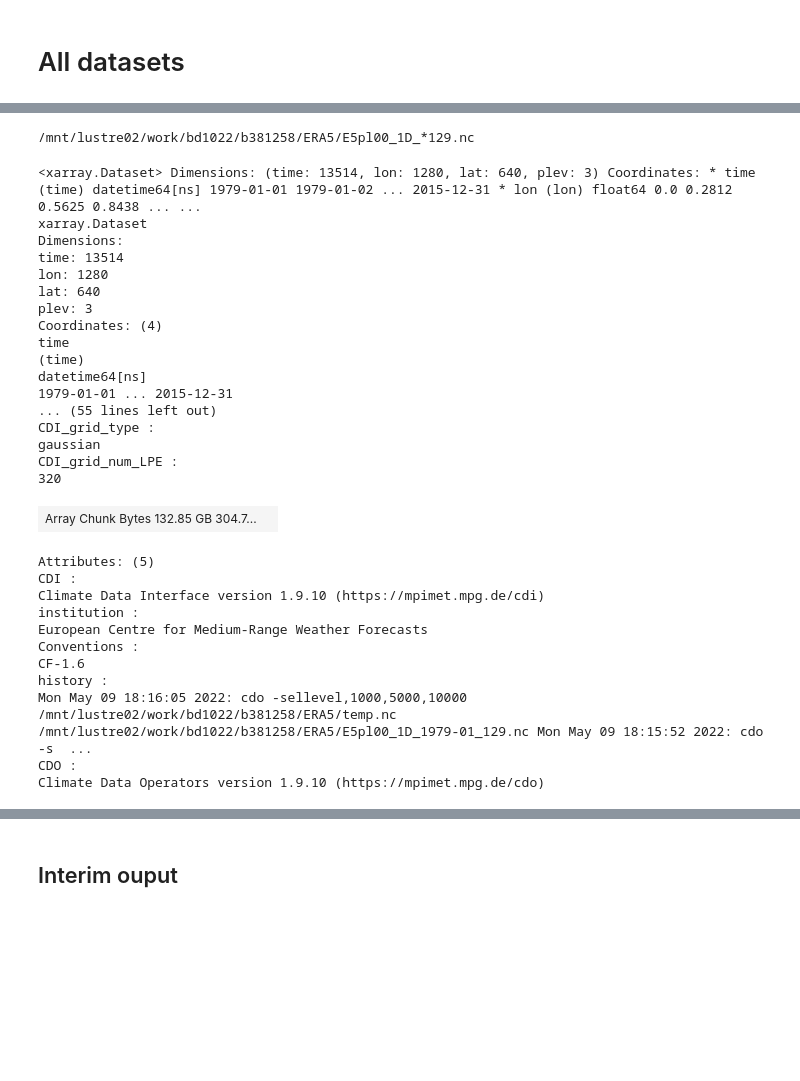
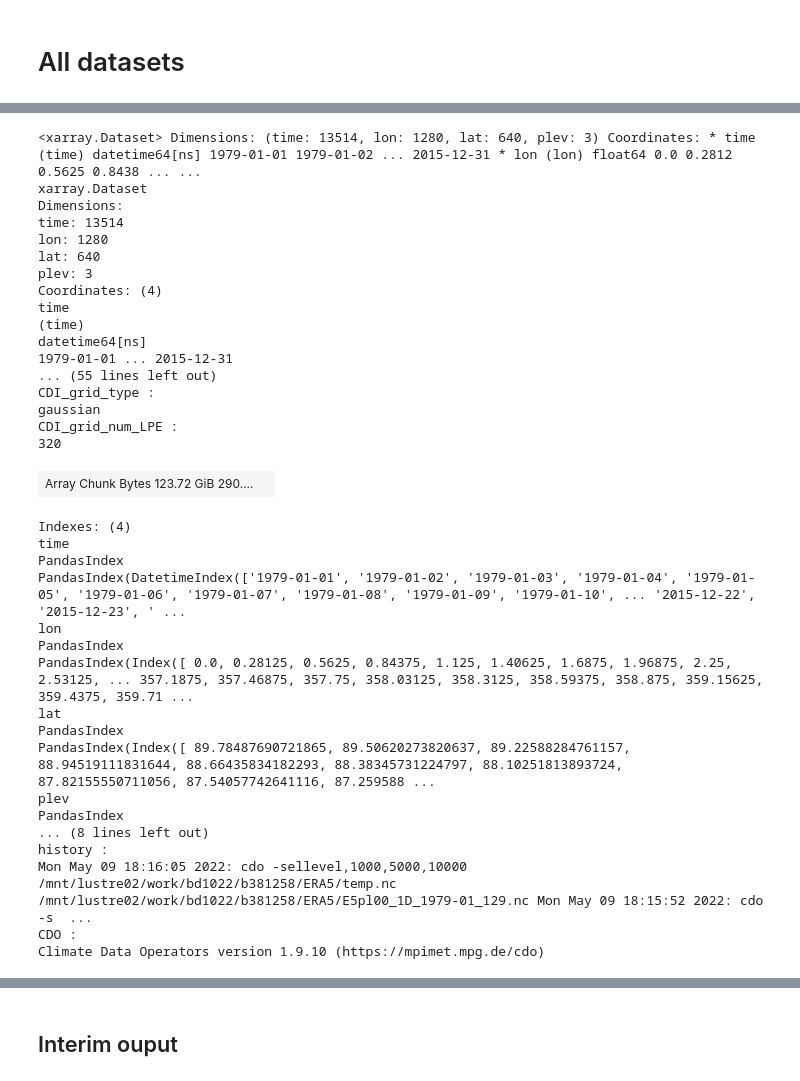
Before and after one commit to VACILT/reliability_LE, a Jupyter notebook: code/get_ERA5_moments-netcdf.ipynb, the cells around one changed output, grey strips where cells are left out. Cells and saved outputs as stored; diff of their text form; code cells hidden in the pictures; blank space fills up the shorter version.

```diff
--- a/code/get_ERA5_moments-netcdf.ipynb
+++ b/code/get_ERA5_moments-netcdf.ipynb
@@ -56,51 +59,50 @@ glob.glob(infiles)
 # %%
-root_path='/mnt/lustre02/work/bd1022/b381258/ERA5/'
-sub_dir=''
-variable=129
-infiles = f'{root_path}{sub_dir}E5pl00_1D_*{variable}.nc'
-print(infiles)
-
 ds = xr.open_mfdataset(
     infiles,
     parallel = True,
     concat_dim = 'time',
     combine='nested',
     data_vars='minimal', coords='minimal',
     #chunks = {"time": 10}
 )#.chunk({'time': 30})
 ds['time'] = pd.date_range('1979-01-01', '2015-12-31', freq = '1D')
 ds
 # %% [output]
-/mnt/lustre02/work/bd1022/b381258/ERA5/E5pl00_1D_*129.nc
+<xarray.Dataset> Dimensions: (time: 13514, lon: 1280, lat: 640, plev: 3) Coordinates: * time (time) datetime64[ns] 1979-01-01 1979-01-02 ... 2015-12-31 * lon (lon) float64 0.0 0.2812 0.5625 0.8438 ... ...
+xarray.Dataset
+Dimensions:
+time: 13514
+lon: 1280
+lat: 640
+plev: 3
+Coordinates: (4)
+time
+(time)
+datetime64[ns]
+1979-01-01 ... 2015-12-31
+... (55 lines left out)
+CDI_grid_type :
+gaussian
+CDI_grid_num_LPE :
+320
+| Array Chunk Bytes 123.72 GiB 290.... |  |
-<xarray.Dataset> Dimensions: (time: 13514, lon: 1280, lat: 640, plev: 3) Coordinates: * time (time) datetime64[ns] 1979-01-01 1979-01-02 ... 2015-12-31 * lon (lon) float64 0.0 0.2812 0.5625 0.8438 ... ...
-xarray.Dataset
-Dimensions:
-time: 13514
-lon: 1280
-lat: 640
-plev: 3
-Coordinates: (4)
+Indexes: (4)
 time
-(time)
-datetime64[ns]
-1979-01-01 ... 2015-12-31
-... (55 lines left out)
-CDI_grid_type :
-gaussian
-CDI_grid_num_LPE :
-320
+PandasIndex
+PandasIndex(DatetimeIndex(['1979-01-01', '1979-01-02', '1979-01-03', '1979-01-04', '1979-01-05', '1979-01-06', '1979-01-07', '1979-01-08', '1979-01-09', '1979-01-10', ... '2015-12-22', '2015-12-23', ' ...
+lon
+PandasIndex
+PandasIndex(Index([ 0.0, 0.28125, 0.5625, 0.84375, 1.125, 1.40625, 1.6875, 1.96875, 2.25, 2.53125, ... 357.1875, 357.46875, 357.75, 358.03125, 358.3125, 358.59375, 358.875, 359.15625, 359.4375, 359.71 ...
+lat
+PandasIndex
+PandasIndex(Index([ 89.78487690721865, 89.50620273820637, 89.22588284761157, 88.94519111831644, 88.66435834182293, 88.38345731224797, 88.10251813893724, 87.82155550711056, 87.54057742641116, 87.259588 ...
+plev
+PandasIndex
+... (8 lines left out)
+history :
+Mon May 09 18:16:05 2022: cdo -sellevel,1000,5000,10000 /mnt/lustre02/work/bd1022/b381258/ERA5/temp.nc /mnt/lustre02/work/bd1022/b381258/ERA5/E5pl00_1D_1979-01_129.nc Mon May 09 18:15:52 2022: cdo -s  ...
+CDO :
+Climate Data Operators version 1.9.10 (https://mpimet.mpg.de/cdo)
-| Array Chunk Bytes 132.85 GB 304.7... |  |
-Attributes: (5)
-CDI :
-Climate Data Interface version 1.9.10 (https://mpimet.mpg.de/cdi)
-institution :
-European Centre for Medium-Range Weather Forecasts
-Conventions :
-CF-1.6
-history :
-Mon May 09 18:16:05 2022: cdo -sellevel,1000,5000,10000 /mnt/lustre02/work/bd1022/b381258/ERA5/temp.nc /mnt/lustre02/work/bd1022/b381258/ERA5/E5pl00_1D_1979-01_129.nc Mon May 09 18:15:52 2022: cdo -s  ...
-CDO :
-Climate Data Operators version 1.9.10 (https://mpimet.mpg.de/cdo)
 # %%
 A = 6374.0e3       # Earth radius
 DEGRAD = np.pi/180. # conversion of degrees to radians
```
Also changed, not shown: parts of 12 cells of this notebook, 12 other files.
